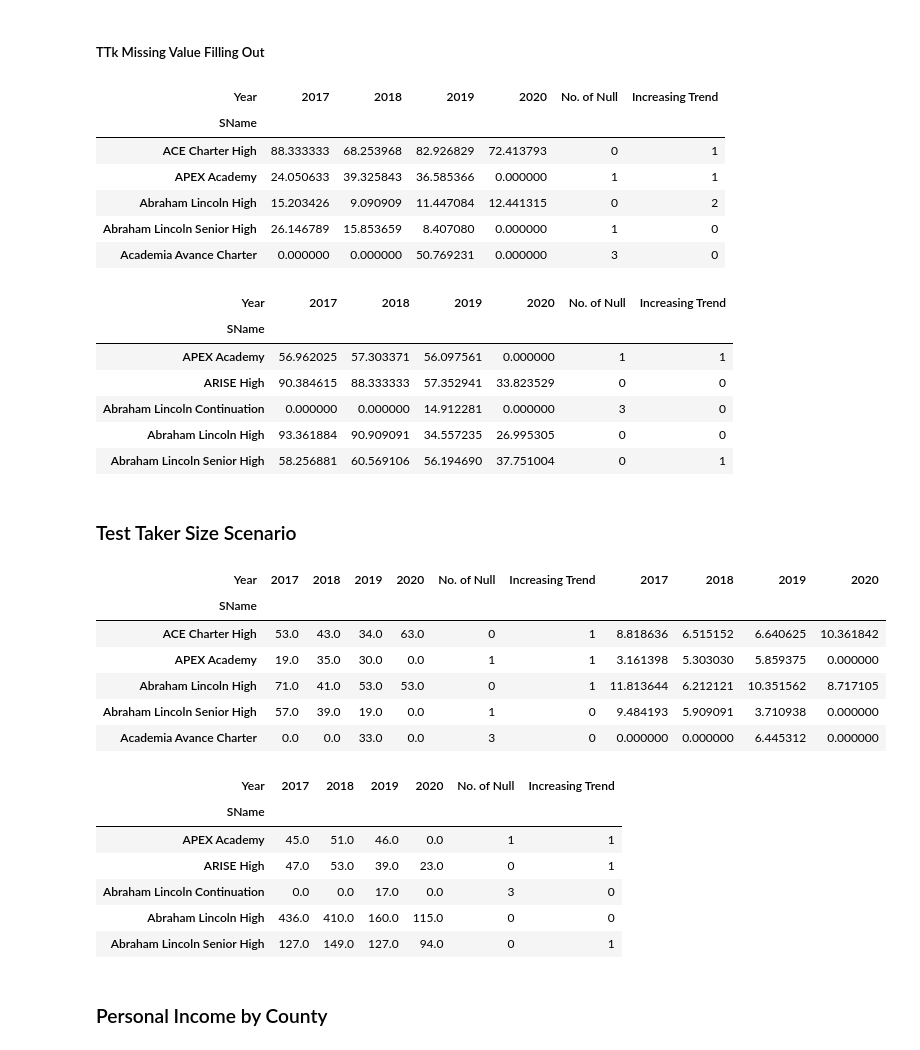
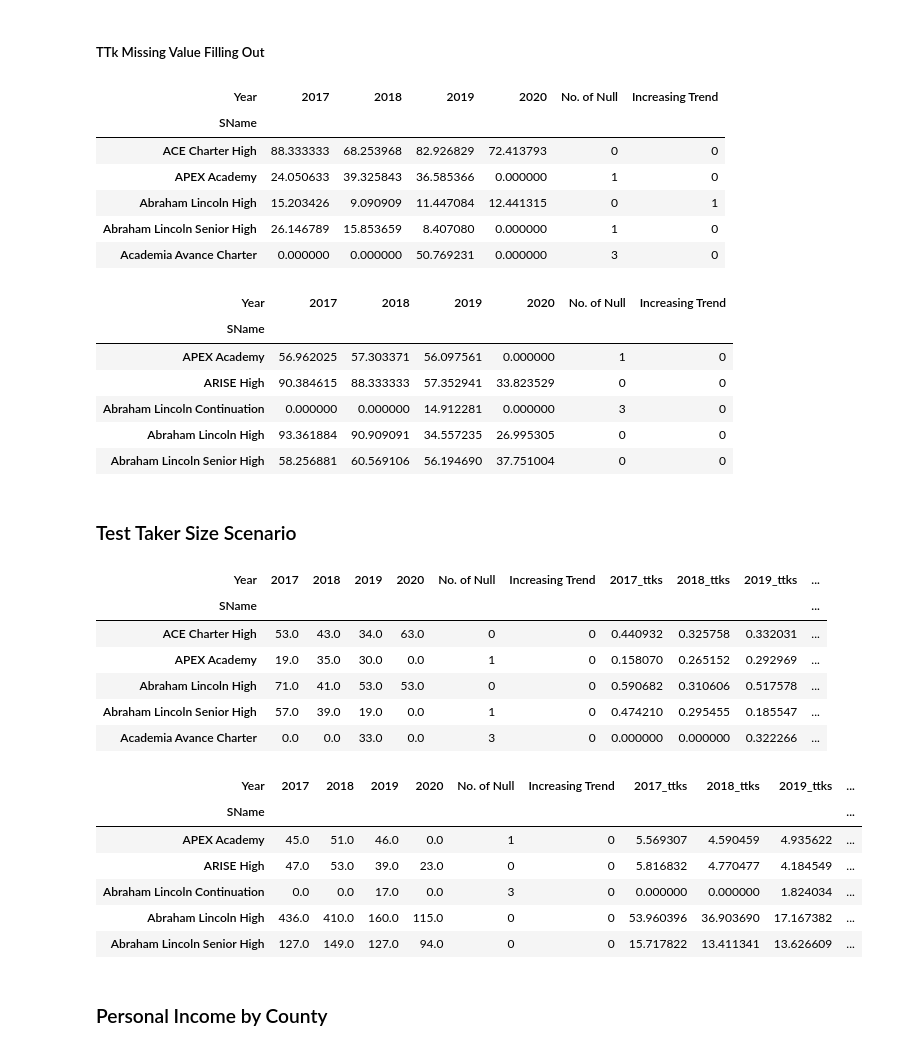
Before and after one commit to WarintornNawong/DSI_Project1, a Jupyter notebook: project1_test.ipynb, the cells around one changed output. Cells and saved outputs as stored; diff of their text form; code cells hidden in the pictures.

```diff
--- a/project1_test.ipynb
+++ b/project1_test.ipynb
@@ -508,7 +508,9 @@ act_sci_trend = act_df.pivot_table(values='AvgScrSci',columns='Year',index='SNam
 def increase_trend_count(df):
     df['Increasing Trend'] = (df[2018] > df[2017]).astype(int)\
      + (df[2019] > df[2018]).astype(int)\
-     + (df[2020] > df[2019]).astype(int)
+     + (df[2020] > df[2019]).astype(int) -1
+
+    df['Increasing Trend'] = df['Increasing Trend'].apply(lambda x: 0 if x<0 else x)
 # %%
 act_eng_trend['No. of Null'] = act_eng_trend.isnull().sum(axis=1)
 increase_trend_count(act_eng_trend)
@@ -666,9 +668,9 @@ act_ttk_trend.head()
 # %% [output]
 | Year | 2017 | 2018 | 2019 | 2020 | No. of Null | Increasing Trend |
 | SName |  |  |  |  |  |  |
-| ACE Charter High | 88.333333 | 68.253968 | 82.926829 | 72.413793 | 0 | 1 |
-| APEX Academy | 24.050633 | 39.325843 | 36.585366 | 0.000000 | 1 | 1 |
-| Abraham Lincoln High | 15.203426 | 9.090909 | 11.447084 | 12.441315 | 0 | 2 |
+| ACE Charter High | 88.333333 | 68.253968 | 82.926829 | 72.413793 | 0 | 0 |
+| APEX Academy | 24.050633 | 39.325843 | 36.585366 | 0.000000 | 1 | 0 |
+| Abraham Lincoln High | 15.203426 | 9.090909 | 11.447084 | 12.441315 | 0 | 1 |
 | Abraham Lincoln Senior High | 26.146789 | 15.853659 | 8.407080 | 0.000000 | 1 | 0 |
 | Academia Avance Charter | 0.000000 | 0.000000 | 50.769231 | 0.000000 | 3 | 0 |
 # %%
@@ -679,11 +681,11 @@ sat_ttk_trend.head()
 # %% [output]
 | Year | 2017 | 2018 | 2019 | 2020 | No. of Null | Increasing Trend |
 | SName |  |  |  |  |  |  |
-| APEX Academy | 56.962025 | 57.303371 | 56.097561 | 0.000000 | 1 | 1 |
+| APEX Academy | 56.962025 | 57.303371 | 56.097561 | 0.000000 | 1 | 0 |
 | ARISE High | 90.384615 | 88.333333 | 57.352941 | 33.823529 | 0 | 0 |
 | Abraham Lincoln Continuation | 0.000000 | 0.000000 | 14.912281 | 0.000000 | 3 | 0 |
 | Abraham Lincoln High | 93.361884 | 90.909091 | 34.557235 | 26.995305 | 0 | 0 |
-| Abraham Lincoln Senior High | 58.256881 | 60.569106 | 56.194690 | 37.751004 | 0 | 1 |
+| Abraham Lincoln Senior High | 58.256881 | 60.569106 | 56.194690 | 37.751004 | 0 | 0 |
 # %% [markdown]
 ### Test Taker Size Scenario
 # %%
@@ -694,33 +696,39 @@ act_ttk_size['No. of Null'] = act_ttk_size.isnull().sum(axis=1)
 increase_trend_count(act_ttk_size)
 act_ttk_size = act_ttk_size.fillna(0)
 
-act_ttk_size['2017'] = act_ttk_size[2017]*100/max(act_ttk_size[2017])
-act_ttk_size['2018'] = act_ttk_size[2018]*100/max(act_ttk_size[2018])
-act_ttk_size['2019'] = act_ttk_size[2019]*100/max(act_ttk_size[2019])
-act_ttk_size['2020'] = act_ttk_size[2020]*100/max(act_ttk_size[2020])
+act_ttk_size['2017_ttks'] = act_ttk_size[2017]*5/max(act_ttk_size[2017])
+act_ttk_size['2018_ttks'] = act_ttk_size[2018]*5/max(act_ttk_size[2018])
+act_ttk_size['2019_ttks'] = act_ttk_size[2019]*5/max(act_ttk_size[2019])
+act_ttk_size['2020_ttks'] = act_ttk_size[2020]*5/max(act_ttk_size[2020])
 
 act_ttk_size.head()
 # %% [output]
-| Year | 2017 | 2018 | 2019 | 2020 | No. of Null | Increasing Trend | 2017 | 2018 | 2019 | 2020 |
-| SName |  |  |  |  |  |  |  |  |  |  |
-| ACE Charter High | 53.0 | 43.0 | 34.0 | 63.0 | 0 | 1 | 8.818636 | 6.515152 | 6.640625 | 10.361842 |
-| APEX Academy | 19.0 | 35.0 | 30.0 | 0.0 | 1 | 1 | 3.161398 | 5.303030 | 5.859375 | 0.000000 |
-| Abraham Lincoln High | 71.0 | 41.0 | 53.0 | 53.0 | 0 | 1 | 11.813644 | 6.212121 | 10.351562 | 8.717105 |
-| Abraham Lincoln Senior High | 57.0 | 39.0 | 19.0 | 0.0 | 1 | 0 | 9.484193 | 5.909091 | 3.710938 | 0.000000 |
-| Academia Avance Charter | 0.0 | 0.0 | 33.0 | 0.0 | 3 | 0 | 0.000000 | 0.000000 | 6.445312 | 0.000000 |
+| Year | 2017 | 2018 | 2019 | 2020 | No. of Null | Increasing Trend | 2017_ttks | 2018_ttks | 2019_ttks | ... |
+| SName |  |  |  |  |  |  |  |  |  | ... |
+| ACE Charter High | 53.0 | 43.0 | 34.0 | 63.0 | 0 | 0 | 0.440932 | 0.325758 | 0.332031 | ... |
+| APEX Academy | 19.0 | 35.0 | 30.0 | 0.0 | 1 | 0 | 0.158070 | 0.265152 | 0.292969 | ... |
+| Abraham Lincoln High | 71.0 | 41.0 | 53.0 | 53.0 | 0 | 0 | 0.590682 | 0.310606 | 0.517578 | ... |
+| Abraham Lincoln Senior High | 57.0 | 39.0 | 19.0 | 0.0 | 1 | 0 | 0.474210 | 0.295455 | 0.185547 | ... |
+| Academia Avance Charter | 0.0 | 0.0 | 33.0 | 0.0 | 3 | 0 | 0.000000 | 0.000000 | 0.322266 | ... |
 # %%
 sat_ttk_size['No. of Null'] = sat_ttk_size.isnull().sum(axis=1)
 increase_trend_count(sat_ttk_size)
 sat_ttk_size = sat_ttk_size.fillna(0)
+
+sat_ttk_size['2017_ttks'] = sat_ttk_size[2017]*100/max(sat_ttk_size[2017])
+sat_ttk_size['2018_ttks'] = sat_ttk_size[2018]*100/max(sat_ttk_size[2018])
+sat_ttk_size['2019_ttks'] = sat_ttk_size[2019]*100/max(sat_ttk_size[2019])
+sat_ttk_size['2020_ttks'] = sat_ttk_size[2020]*100/max(sat_ttk_size[2020])
+
 sat_ttk_size.head()
 # %% [output]
-| Year | 2017 | 2018 | 2019 | 2020 | No. of Null | Increasing Trend |
-| SName |  |  |  |  |  |  |
-| APEX Academy | 45.0 | 51.0 | 46.0 | 0.0 | 1 | 1 |
-| ARISE High | 47.0 | 53.0 | 39.0 | 23.0 | 0 | 1 |
-| Abraham Lincoln Continuation | 0.0 | 0.0 | 17.0 | 0.0 | 3 | 0 |
-| Abraham Lincoln High | 436.0 | 410.0 | 160.0 | 115.0 | 0 | 0 |
-| Abraham Lincoln Senior High | 127.0 | 149.0 | 127.0 | 94.0 | 0 | 1 |
+| Year | 2017 | 2018 | 2019 | 2020 | No. of Null | Increasing Trend | 2017_ttks | 2018_ttks | 2019_ttks | ... |
+| SName |  |  |  |  |  |  |  |  |  | ... |
+| APEX Academy | 45.0 | 51.0 | 46.0 | 0.0 | 1 | 0 | 5.569307 | 4.590459 | 4.935622 | ... |
+| ARISE High | 47.0 | 53.0 | 39.0 | 23.0 | 0 | 0 | 5.816832 | 4.770477 | 4.184549 | ... |
+| Abraham Lincoln Continuation | 0.0 | 0.0 | 17.0 | 0.0 | 3 | 0 | 0.000000 | 0.000000 | 1.824034 | ... |
+| Abraham Lincoln High | 436.0 | 410.0 | 160.0 | 115.0 | 0 | 0 | 53.960396 | 36.903690 | 17.167382 | ... |
+| Abraham Lincoln Senior High | 127.0 | 149.0 | 127.0 | 94.0 | 0 | 0 | 15.717822 | 13.411341 | 13.626609 | ... |
 # %% [markdown]
 ### Personal Income by County
 # %%
```
Also changed, not shown: parts of 13 cells of this notebook.
